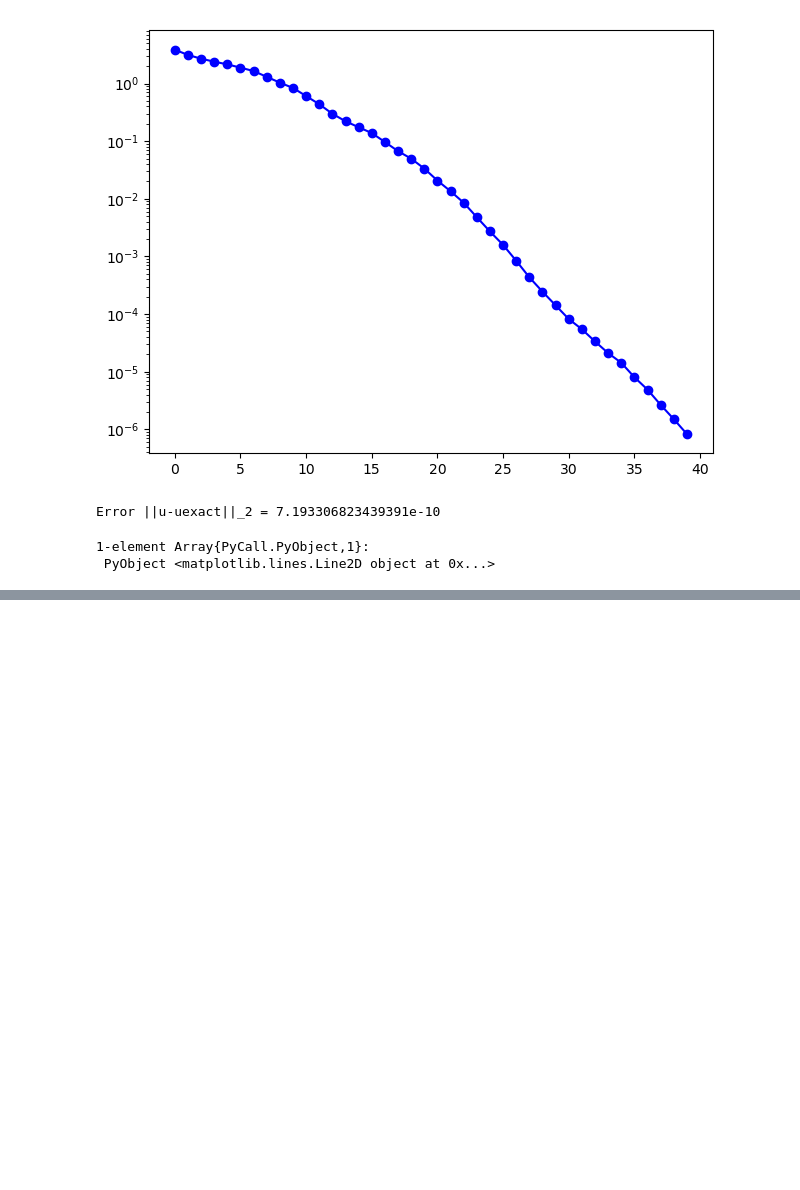
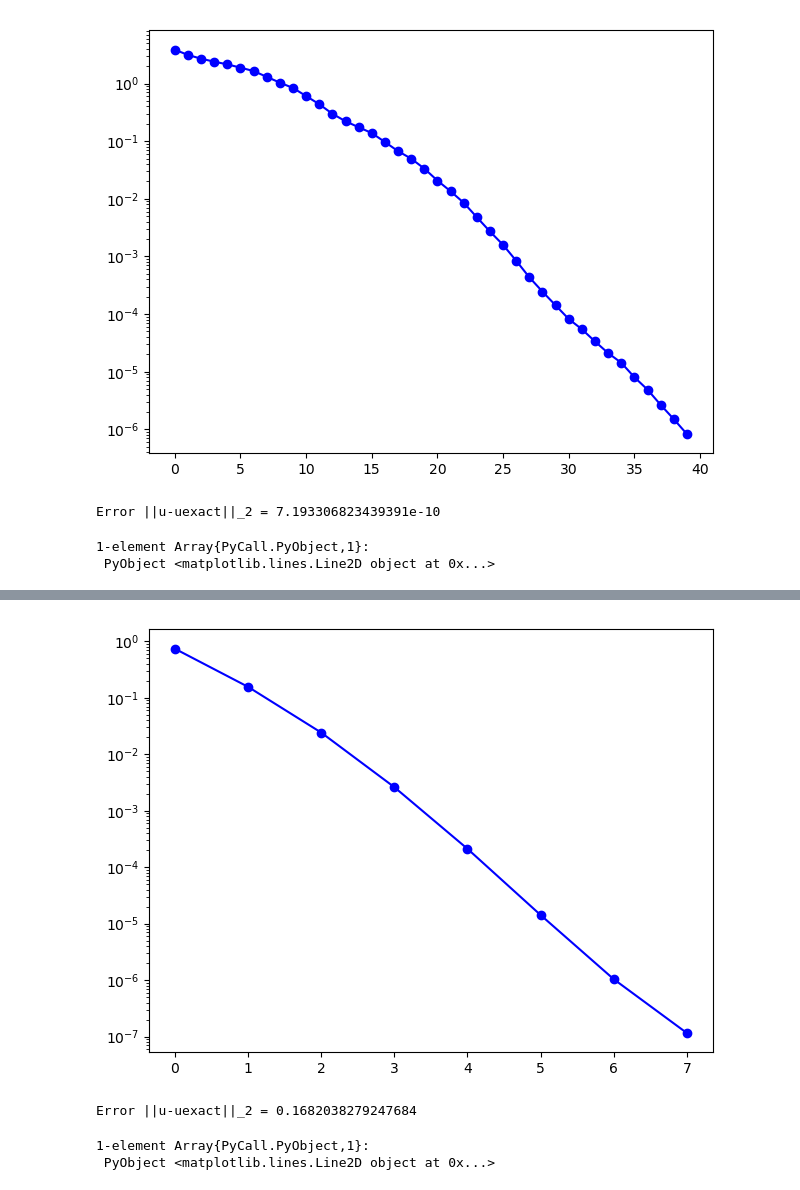
Before and after one commit to zhucer2003/2018Fall_228A, a Jupyter notebook: notebooks/KrylovLaplace.ipynb, the cells around one changed output, grey strips where cells are left out. Saved outputs shown, nothing was run; the diff lists cells and outputs as text; code cells hidden in the pictures; blank space fills up the shorter version.

```diff
--- a/notebooks/KrylovLaplace.ipynb
+++ b/notebooks/KrylovLaplace.ipynb
@@ -294,0 +407,11 @@ Error ||u-uexact||_2 = 7.193306823439391e-10
+# %%
+uCG,errhistCG = PCG(H,b,x0,A2D, 1e-6,10000)
+
+println("Error ||u-uexact||_2 = ", norm(uCG-uexact))
+figure(1)
+semilogy(errhistCG,"b-o")
+# %% [output]
+[figure, added]
+Error ||u-uexact||_2 = 0.1682038279247684
+1-element Array{PyCall.PyObject,1}:
+ PyObject <matplotlib.lines.Line2D object at 0x...>
```
Also changed, not shown: parts of 8 cells of this notebook, 4 other files.
